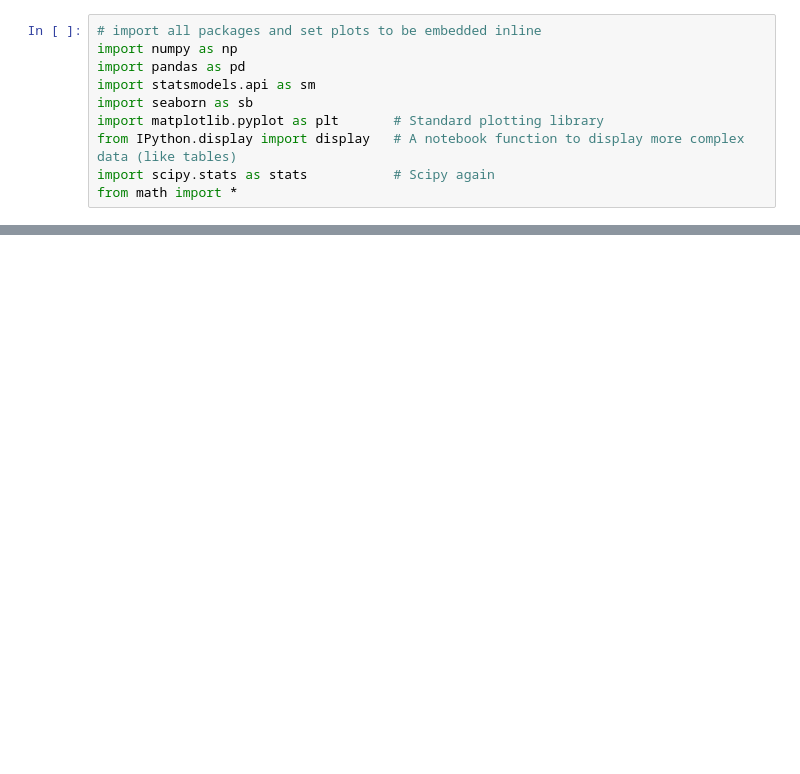
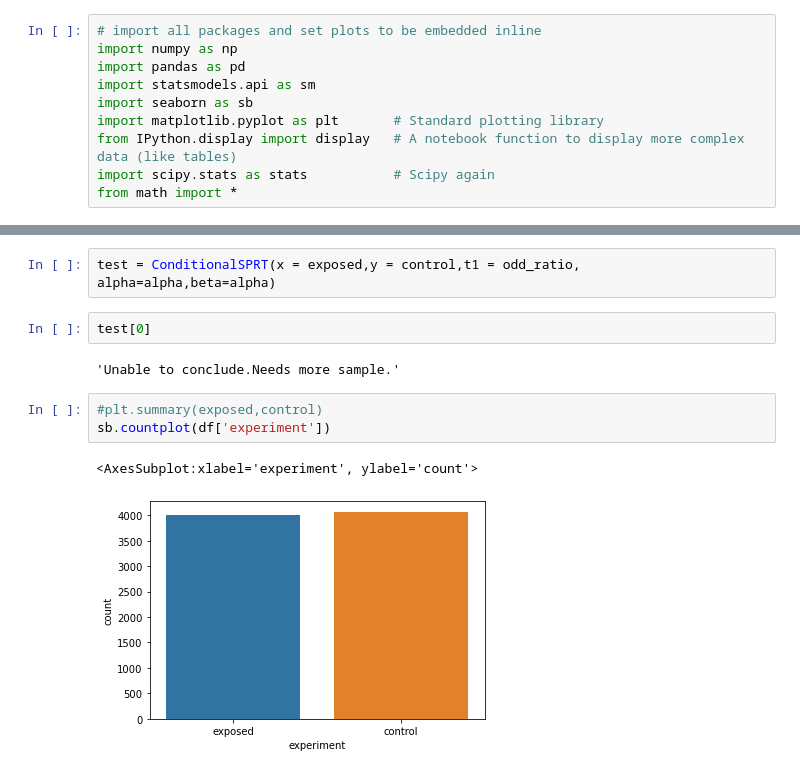
Before and after one commit to smegnshd/AdSmart_campaign, a Jupyter notebook: sequential_ABtest.ipynb, the cells around one changed output, grey strips where cells are left out. Cells and saved outputs as stored; diff of their text form; blank space fills up the shorter version.

```diff
--- a/sequential_ABtest.ipynb
+++ b/sequential_ABtest.ipynb
@@ -26,0 +264,12 @@ df.head(10)
+# %%
+test = ConditionalSPRT(x = exposed,y = control,t1 = odd_ratio, alpha=alpha,beta=alpha)
+# %%
+test[0]
+# %% [output]
+'Unable to conclude.Needs more sample.'
+# %%
+#plt.summary(exposed,control)
+sb.countplot(df['experiment'])
+# %% [output]
+<AxesSubplot:xlabel='experiment', ylabel='count'>
+[figure, added]
```
Also changed, not shown: parts of 9 cells of this notebook.
